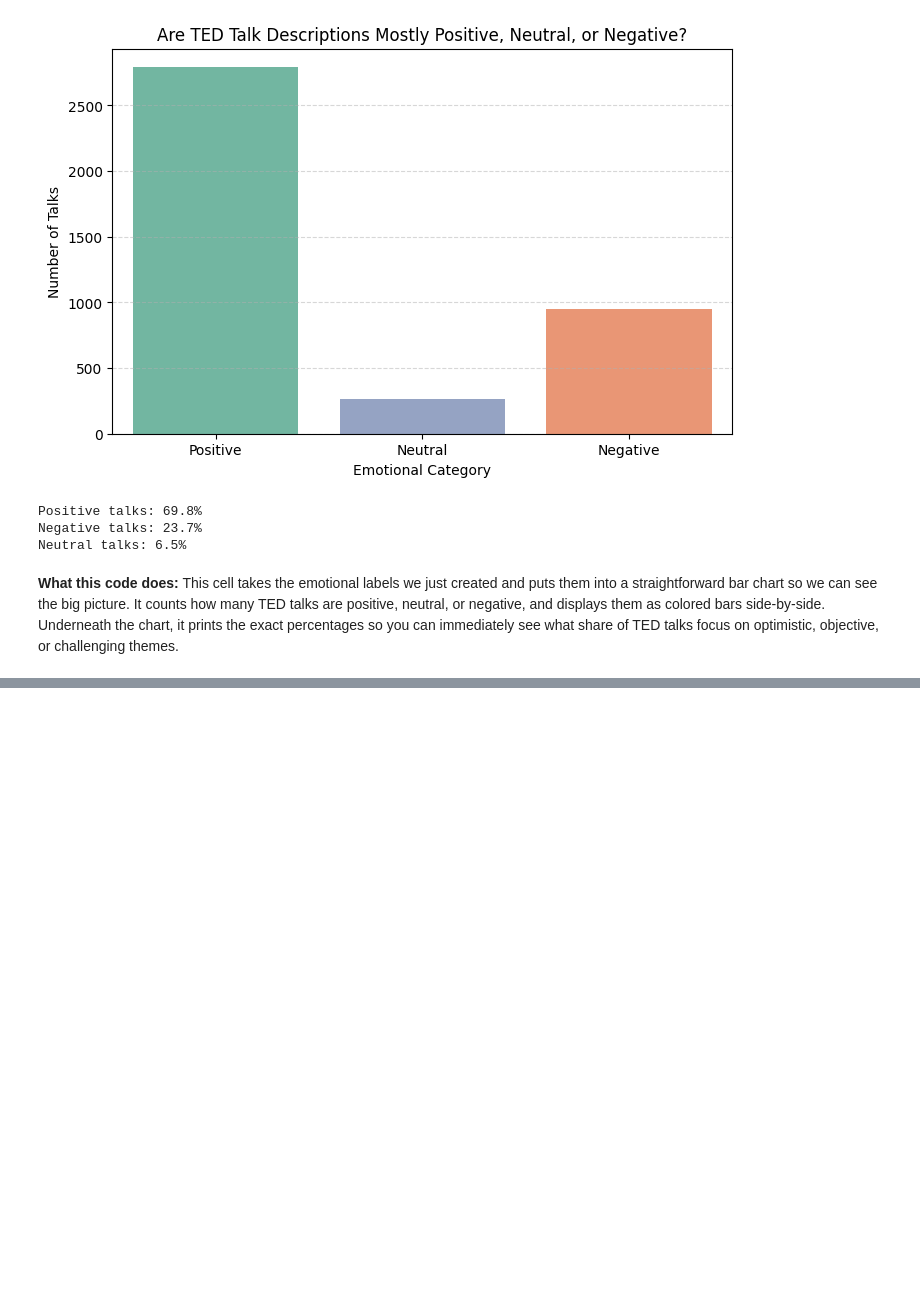
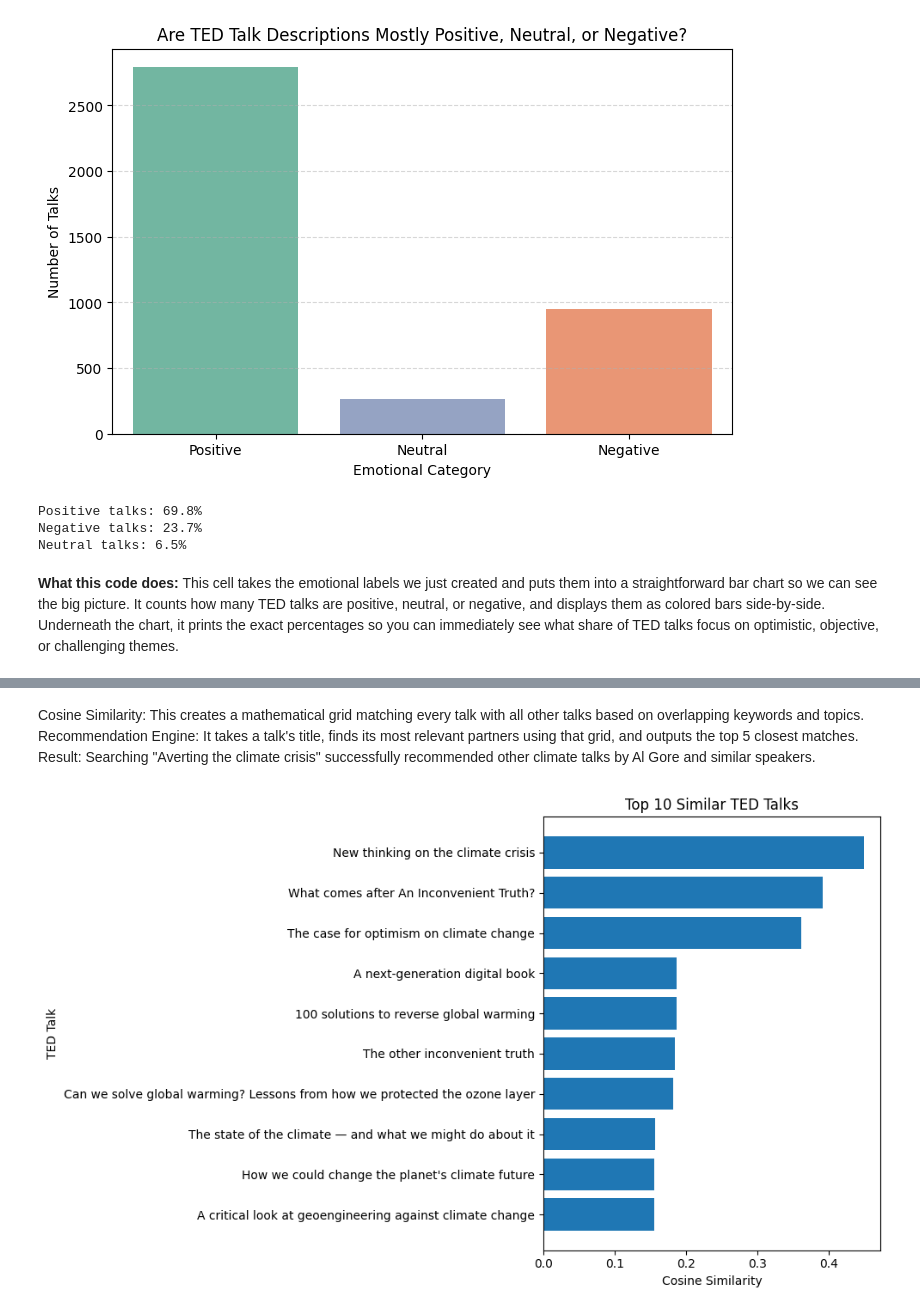
Before and after one commit to springboardmentor0702-lgtm/Personalized-TED-Talks-Recommendation-System, a Jupyter notebook: TED_TALKS.ipynb, the cells around one changed output, grey strips where cells are left out. Saved outputs shown, nothing was run; the diff lists cells and outputs as text; code cells hidden in the pictures; blank space fills up the shorter version.

```diff
--- a/TED_TALKS.ipynb
+++ b/TED_TALKS.ipynb
@@ -409,0 +489,9 @@ This cell takes the emotional labels we just created and puts them into a straig
+# %%
+from sklearn.metrics.pairwise import cosine_similarity
+
+similarity_matrix = cosine_similarity(tfidf_matrix)
+
+print("Similarity matrix:", similarity_matrix.shape)
+
+# Similarity of the first talk with all other talks
+print(similarity_matrix[0][:10])
@@ -409,0 +545,26 @@ This cell takes the emotional labels we just created and puts them into a straig
+# %% [markdown]
+Cosine Similarity: This creates a mathematical grid matching every talk with all other talks based on overlapping keywords and topics.
+Recommendation Engine: It takes a talk's title, finds its most relevant partners using that grid, and outputs the top 5 closest matches.
+Result: Searching "Averting the climate crisis" successfully recommended other climate talks by Al Gore and similar speakers.
+# %%
+example_idx = 0
+
+scores = similarity_matrix[example_idx].copy()
+scores[example_idx] = -1
+
+best_indices = np.argsort(scores)[::-1][:10]
+
+plt.figure(figsize=(10, 6))
+plt.barh(
+    df_clean.iloc[best_indices]['title'],
+    scores[best_indices]
+)
+
+plt.xlabel("Cosine Similarity")
+plt.ylabel("TED Talk")
+plt.title("Top 10 Similar TED Talks")
+plt.gca().invert_yaxis()
+plt.tight_layout()
+plt.show()
+# %% [output]
+[figure, added]
```
Also changed, not shown: parts of 10 cells of this notebook.
